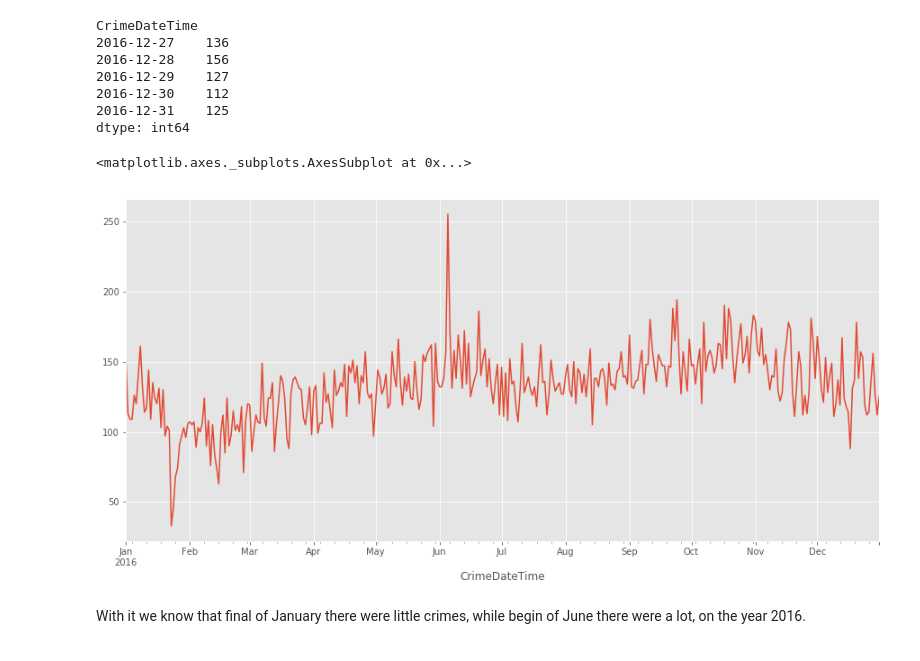
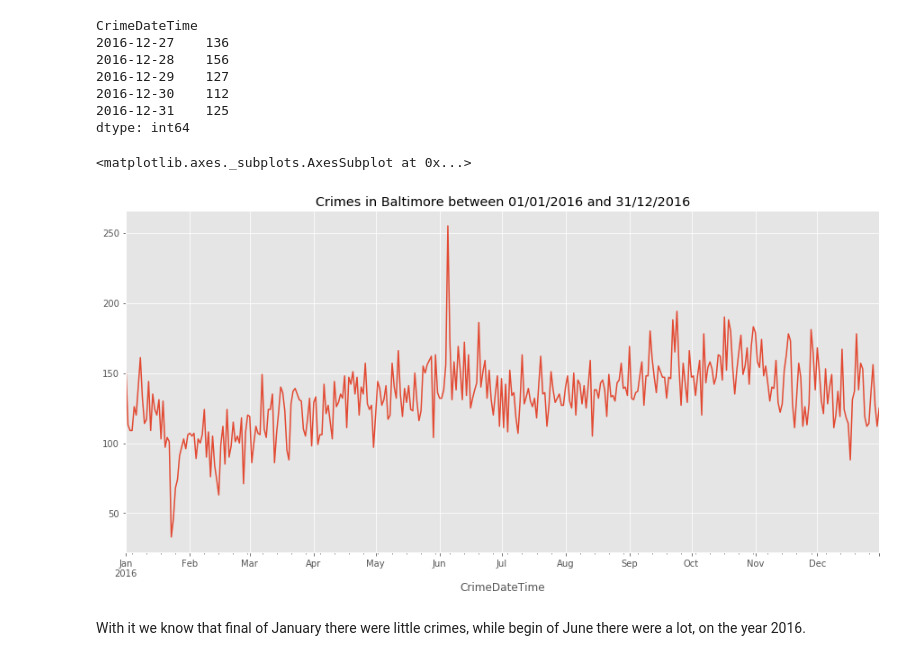
Before and after one commit to rmmariano/CAP386_intro_data_science, a Jupyter notebook: projeto/crimes_baltimore/crimes_baltimore.ipynb, the cells around one changed output. Cells and saved outputs as stored; diff of their text form; code cells hidden in the pictures.

```diff
--- a/projeto/crimes_baltimore/crimes_baltimore.ipynb
+++ b/projeto/crimes_baltimore/crimes_baltimore.ipynb
@@ -244,6 +223,3 @@ The number os Premise and Neighborhood are big, so it's not necessary for now, l
-# %%
-df_crimes = df_crimes.drop('PremiseFactor', 1)
-df_crimes = df_crimes.drop('NeighborhoodFactor', 1)
 # %% [markdown]
 ## Convert the date in string to datetime
 # %% [markdown]
@@ -718,10 +759,11 @@ CrimeDateTime
 2016-12-31    125
 dtype: int64
 # %%
-crimes_by_date.plot(figsize=(15,7))
+crimes_by_date.plot(figsize=(15,7),
+                   title=title_of_plot)
 # %% [output]
 <matplotlib.axes._subplots.AxesSubplot at 0x...>
-[figure, old version]
+[figure, new version]
 # %% [markdown]
 With it we know that final of January there were little crimes, while begin of June there were a lot, on the year 2016.
 # %% [markdown]
```
Also changed, not shown: parts of 96 cells of this notebook, 1 other file.
